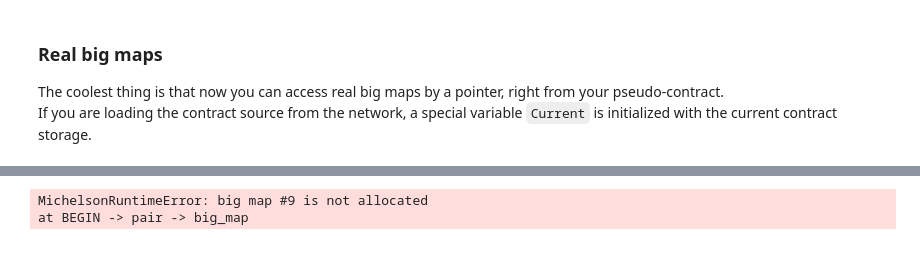
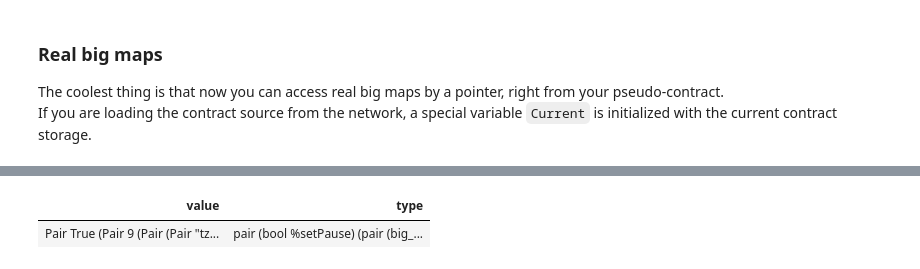
Before and after one commit to baking-bad/michelson-kernel, a Jupyter notebook: michelson_quickstart.ipynb, the cells around one changed output, grey strips where cells are left out. Saved outputs shown, nothing was run; the diff lists cells and outputs as text; code cells hidden in the pictures.

```diff
--- a/michelson_quickstart.ipynb
+++ b/michelson_quickstart.ipynb
@@ -309,10 +300,10 @@ parameter (or
            NIL operation ;
            PAIR } }
 # %%
-BEGIN %setPause True Current
+BEGIN %setPause True STORAGE
 # %% [output]
-MichelsonRuntimeError: big map #9 is not allocated
-at BEGIN -> pair -> big_map
+| value | type |
+| Pair True (Pair 9 (Pair (Pair "tz... | pair (bool %setPause) (pair (big_... |
 # %%
 CDR ; CAR ; PUSH string "MeuJogo" ; GET
 # %% [output]
```
Also changed, not shown: parts of 11 cells of this notebook, 1 other file.
